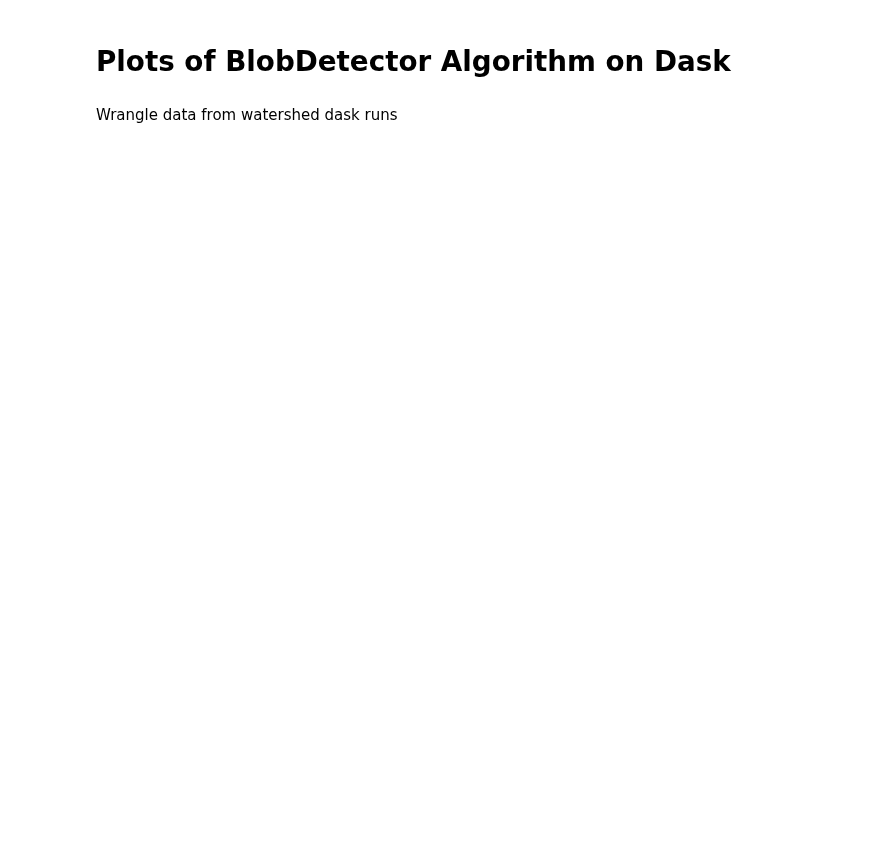
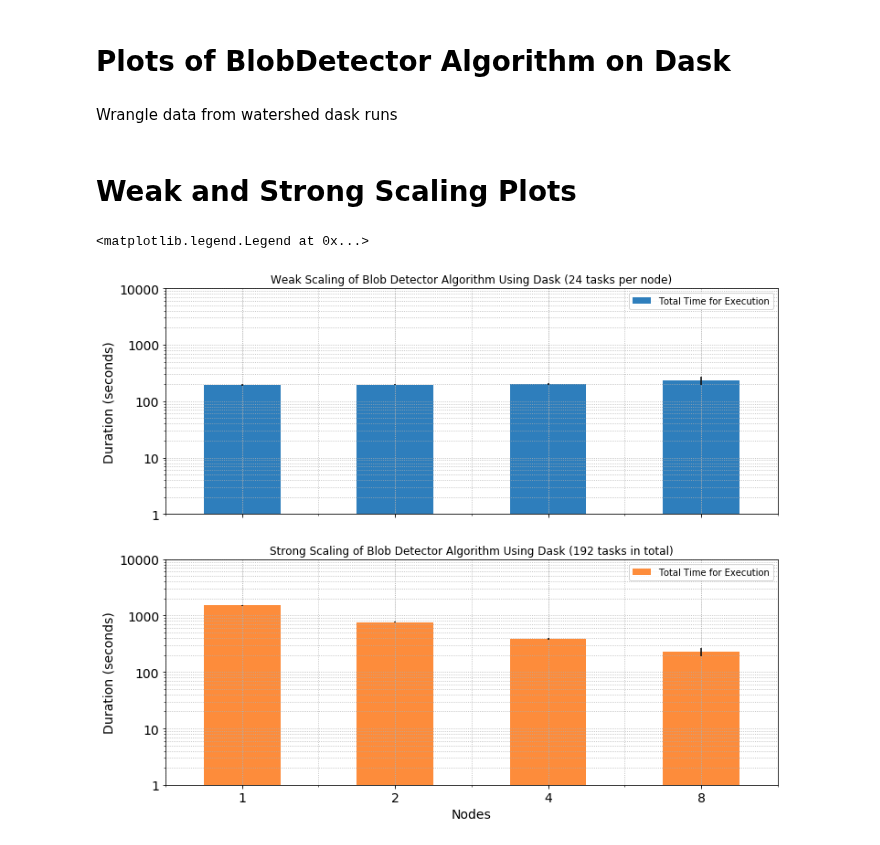
Before and after one commit to radical-experiments/midas_exps, a Jupyter notebook: blobDetector/Dask/blobdetector_dask_plots.ipynb, the cells around one changed output. Saved outputs shown, nothing was run; the diff lists cells and outputs as text; code cells hidden in the pictures; blank space fills up the shorter version.

Commit message:
blob dask plots

```diff
--- a/blobDetector/Dask/blobdetector_dask_plots.ipynb
+++ b/blobDetector/Dask/blobdetector_dask_plots.ipynb
@@ -165,0 +244,59 @@ Wrangle data from watershed dask runs
+# %% [markdown]
+# Weak and Strong Scaling Plots
+# %%
+fig, axes = plt.subplots(nrows=2,ncols=1,sharex=True,sharey=True)
+fig.set_size_inches(12,10)
+width = 0.2
+
+yticks = [1, 10, 100, 1000, 10000]
+yticklabels = [str(ytick) for ytick in yticks]
+
+blues   = cm.get_cmap(plt.get_cmap('Blues'))
+greens  = cm.get_cmap(plt.get_cmap('Greens'))
+reds    = cm.get_cmap(plt.get_cmap('Reds'))
+oranges = cm.get_cmap(plt.get_cmap('Oranges'))
+purples = cm.get_cmap(plt.get_cmap('Purples'))
+greys   = cm.get_cmap(plt.get_cmap('Greys'))
+
+weak_color = blues(0.7)
+strong_color = oranges(0.5)
+
+weak_kwargs    = {
+                 'kind'     : 'bar',
+                 'log'      : True,
+                 'fontsize' : 14,
+                 'title'    : 'Weak Scaling of Blob Detector Algorithm Using Dask (24 tasks per node)',
+                 'ax'       : axes[0],
+                 'yerr'     : weak_error,
+                 'color'    : [weak_color]
+                  }
+strong_kwargs  = {
+                 'kind'     : 'bar',
+                 'log'      : True,
+                 'fontsize' : 14,
+                 'title'    : 'Strong Scaling of Blob Detector Algorithm Using Dask (192 tasks in total)',
+                 'ax'       : axes[1],
+                 'yerr'     : strong_error,
+                 'color'    : [strong_color]
+                }
+
+weak_scale_plot = weak_mean.plot(**weak_kwargs)
+weak_scale_plot.set_ylabel('Duration (seconds)', fontsize=14)
+weak_scale_plot.set_ylim(bottom=min(yticks), top=max(yticks))
+weak_scale_plot.set_yticks(yticks)
+weak_scale_plot.set_yticklabels(yticklabels, fontsize=14)
+weak_scale_plot.grid('on', which='both', linestyle=':')
+axes[0].legend(['Total Time for Execution'])
+
+strong_scale_plot = strong_mean.plot(**strong_kwargs)
+strong_scale_plot.set_ylabel('Duration (seconds)', fontsize=14)
+strong_scale_plot.set_ylim(bottom=min(yticks), top=max(yticks))
+strong_scale_plot.set_yticks(yticks)
+strong_scale_plot.set_yticklabels(yticklabels, fontsize=14)
+strong_scale_plot.set_xticklabels(['1','2','4','8'], rotation=0, fontsize=14)
+strong_scale_plot.grid('on', which='both', linestyle=':')
+strong_scale_plot.set_xlabel('Nodes', fontsize=14)
+axes[1].legend(['Total Time for Execution'])
+# %% [output]
+<matplotlib.legend.Legend at 0x...>
+[figure, added]
```
Also changed, not shown: parts of 15 cells of this notebook.
